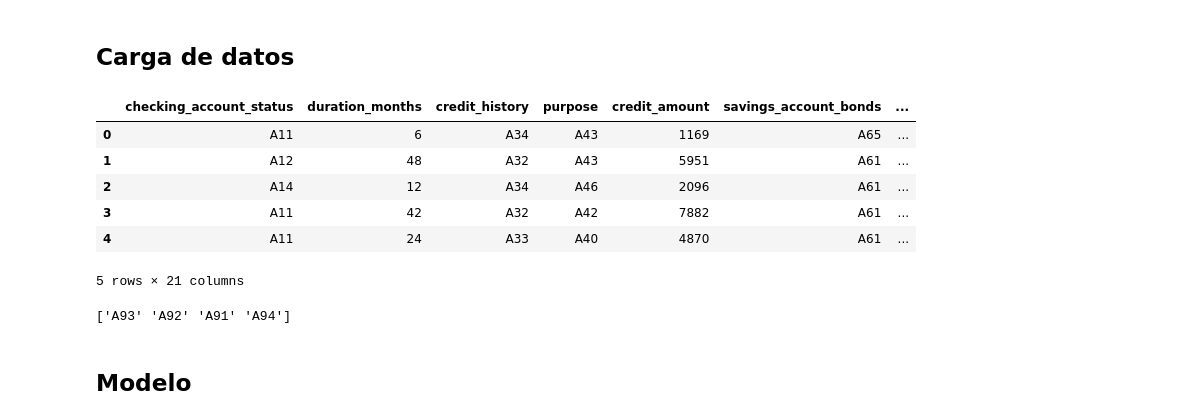
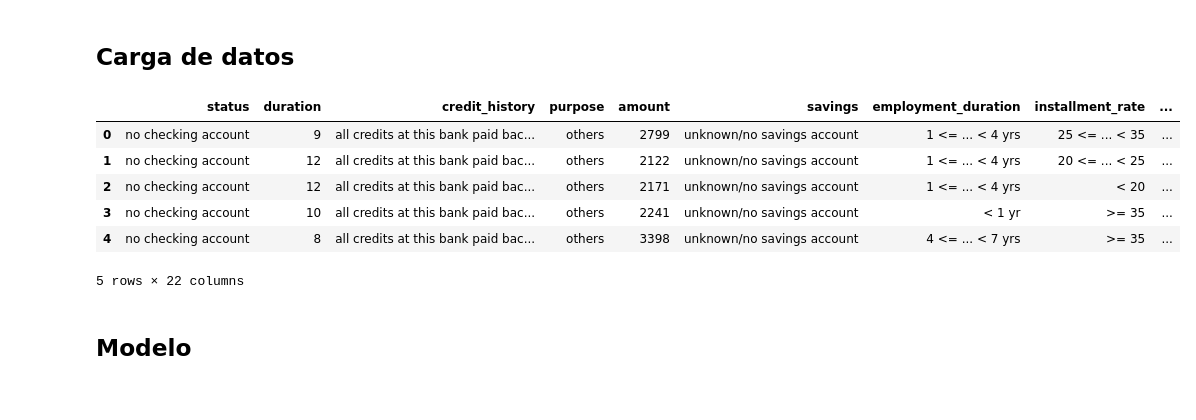
Before and after one commit to MateoRomano02/tp_equidad, a Jupyter notebook: notebooks/02-03.ipynb, the cells around one changed output. Drawn from its saved outputs; the diff is of its cells as text; code cells hidden in the pictures.

Commit message:
SOUTH GERMAN DATA & MODELO

```diff
--- a/notebooks/02-03.ipynb
+++ b/notebooks/02-03.ipynb
@@ -20,18 +19,14 @@ import matplotlib.pyplot as plt
 ## Carga de datos
 # %%
 
-df = pd.read_csv("german_credit_clean.csv")
+df = pd.read_csv("..\data\processed\south_german_credit_clean.csv")
 
 df.head()
 # %% [output]
-|  | checking_account_status | duration_months | credit_history | purpose | credit_amount | savings_account_bonds | ... |
-| 0 | A11 | 6 | A34 | A43 | 1169 | A65 | ... |
-| 1 | A12 | 48 | A32 | A43 | 5951 | A61 | ... |
-| 2 | A14 | 12 | A34 | A46 | 2096 | A61 | ... |
-| 3 | A11 | 42 | A32 | A42 | 7882 | A61 | ... |
-| 4 | A11 | 24 | A33 | A40 | 4870 | A61 | ... |
+|  | status | duration | credit_history | purpose | amount | savings | employment_duration | installment_rate | ... |
+| 0 | no checking account | 9 | all credits at this bank paid bac... | others | 2799 | unknown/no savings account | 1 <= ... < 4 yrs | 25 <= ... < 35 | ... |
+| 1 | no checking account | 12 | all credits at this bank paid bac... | others | 2122 | unknown/no savings account | 1 <= ... < 4 yrs | 20 <= ... < 25 | ... |
+| 2 | no checking account | 12 | all credits at this bank paid bac... | others | 2171 | unknown/no savings account | 1 <= ... < 4 yrs | < 20 | ... |
+| 3 | no checking account | 10 | all credits at this bank paid bac... | others | 2241 | unknown/no savings account | < 1 yr | >= 35 | ... |
+| 4 | no checking account | 8 | all credits at this bank paid bac... | others | 3398 | unknown/no savings account | 4 <= ... < 7 yrs | >= 35 | ... |
-5 rows × 21 columns
+5 rows × 22 columns
-# %%
-print(df['personal_status_sex'].unique())
-# %% [output]
-['A93' 'A92' 'A91' 'A94']
```
Also changed, not shown: parts of 29 cells of this notebook, 6 other files.
